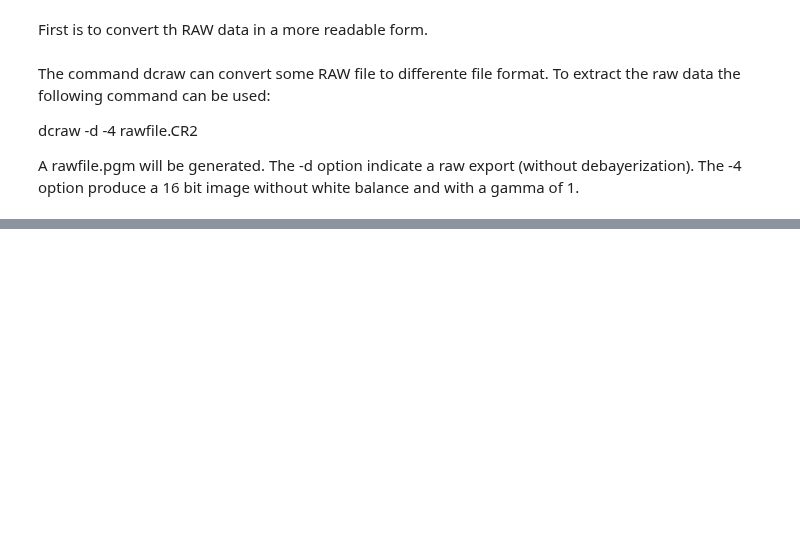
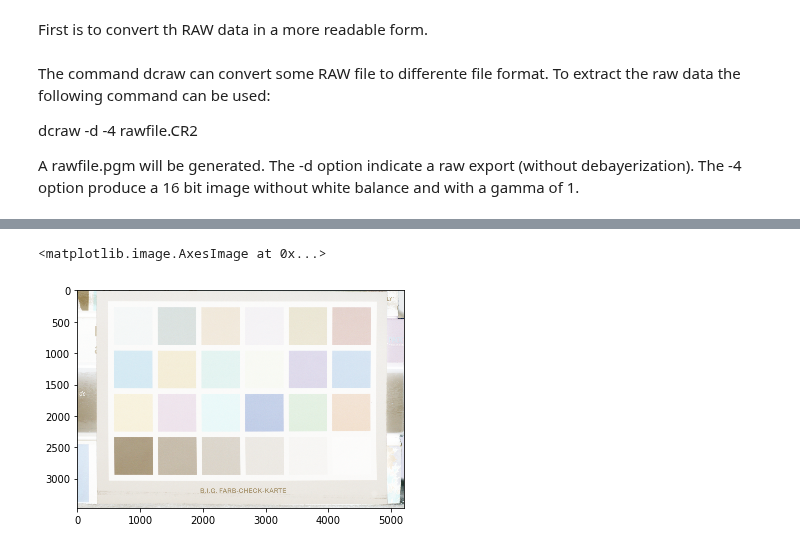
Before and after one commit to Hansastro/Astrolight, a Jupyter notebook: RAW_to_RGB.ipynb, the cells around one changed output, grey strips where cells are left out. Drawn from its saved outputs; the diff is of its cells as text; code cells hidden in the pictures; blank space fills up the shorter version.

```diff
--- a/RAW_to_RGB.ipynb
+++ b/RAW_to_RGB.ipynb
@@ -26,0 +47,2 @@ array([[78, 78, 78],
+# %%
+RGB_image = cv2.cvtColor(image, cv2.COLOR_BayerBG2RGB)
@@ -26,0 +69,6 @@ array([[78, 78, 78],
+# %%
+RGB_image8bit = np.round((RGB_image / 256))
+plt.imshow(RGB_image8bit, interpolation='none')
+# %% [output]
+<matplotlib.image.AxesImage at 0x...>
+[figure, added]
```
Also changed, not shown: parts of 11 cells of this notebook, 1 other file.
